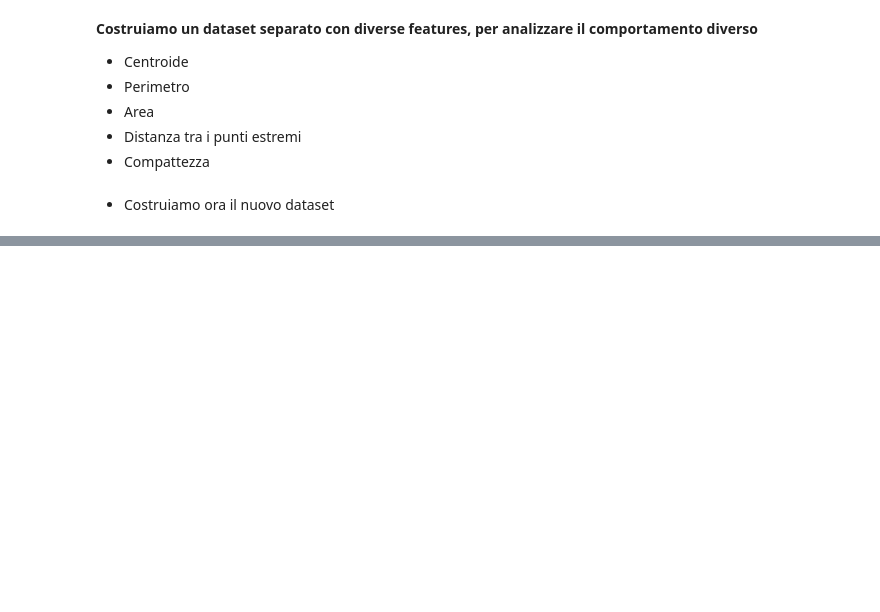
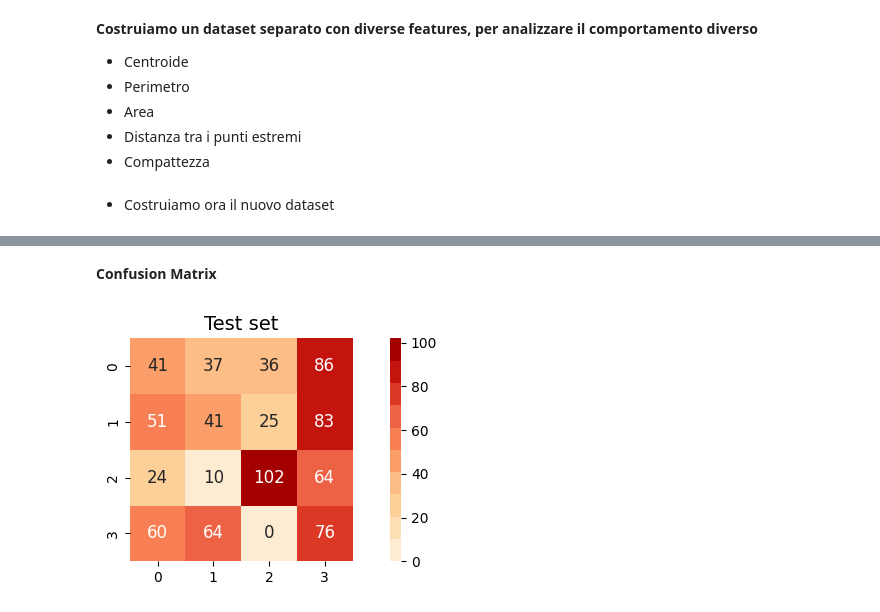
Before and after one commit to fettinz/Shape-recognition-Machine-Learning, a Jupyter notebook: Bellacopia.ipynb, the cells around one changed output, grey strips where cells are left out. Saved outputs shown, nothing was run; the diff lists cells and outputs as text; code cells hidden in the pictures; blank space fills up the shorter version.

```diff
--- a/Bellacopia.ipynb
+++ b/Bellacopia.ipynb
@@ -451,0 +550,31 @@ df_geo.to_csv('dataset_geo.csv', index=False) # Esportazione del dataset con le
+# %%
+gs_lr = GridSearchCV(
+    LogisticRegression(solver='sag', random_state=42),
+    param_grid_lr,
+    cv=7,
+    scoring='accuracy',
+    n_jobs=-1,  # Usa tutti i core disponibili
+)
+
+gs_svm = GridSearchCV(
+    SVC(random_state=42),
+    param_grid_svm,
+    cv=7,
+    scoring='accuracy',
+    n_jobs=-1,  # Usa tutti i core disponibili
+)
+
+gs_mlp = GridSearchCV(
+    MLPClassifier(random_state=42),
+    param_grid_mlp,
+    cv=7,
+    scoring='accuracy',
+    n_jobs=-1,  # Usa tutti i core disponibili
+)
+# %%
+print("Tuning Logistic Regression...")
+gs_lr.fit(X_train_pca, y_train)
+print("Tuning SVM...")
+gs_svm.fit(X_train_pca, y_train)
+print("Tuning MLP...")
+gs_mlp.fit(X_train_pca, y_train)
@@ -451,0 +611,6 @@ df_geo.to_csv('dataset_geo.csv', index=False) # Esportazione del dataset con le
+# %%
+
+best_lr = gs_lr.best_estimator_
+y_test_pred_lr = best_lr.predict(X_test_pca)
+print("Val Acc:", accuracy_score(y_test, y_test_pred_lr))
+print(classification_report(y_test, y_test_pred_lr, digits=3))
@@ -451,0 +629,11 @@ df_geo.to_csv('dataset_geo.csv', index=False) # Esportazione del dataset con le
+# %% [markdown]
+**Confusion Matrix**
+# %%
+plt.figure(figsize=(14,3))
+plt.subplot(1,2,2)
+hm = sns.heatmap(confusion_matrix(y_test, y_test_pred_lr),cbar=True,annot=True,square=True,fmt='d',annot_kws={'size': 12},cmap = sns.color_palette("OrRd", 10))
+plt.title('Test set', fontsize=14)
+plt.tight_layout()
+plt.show()
+# %% [output]
+[figure, added]
```
Also changed, not shown: parts of 49 cells of this notebook, 1 other file.
